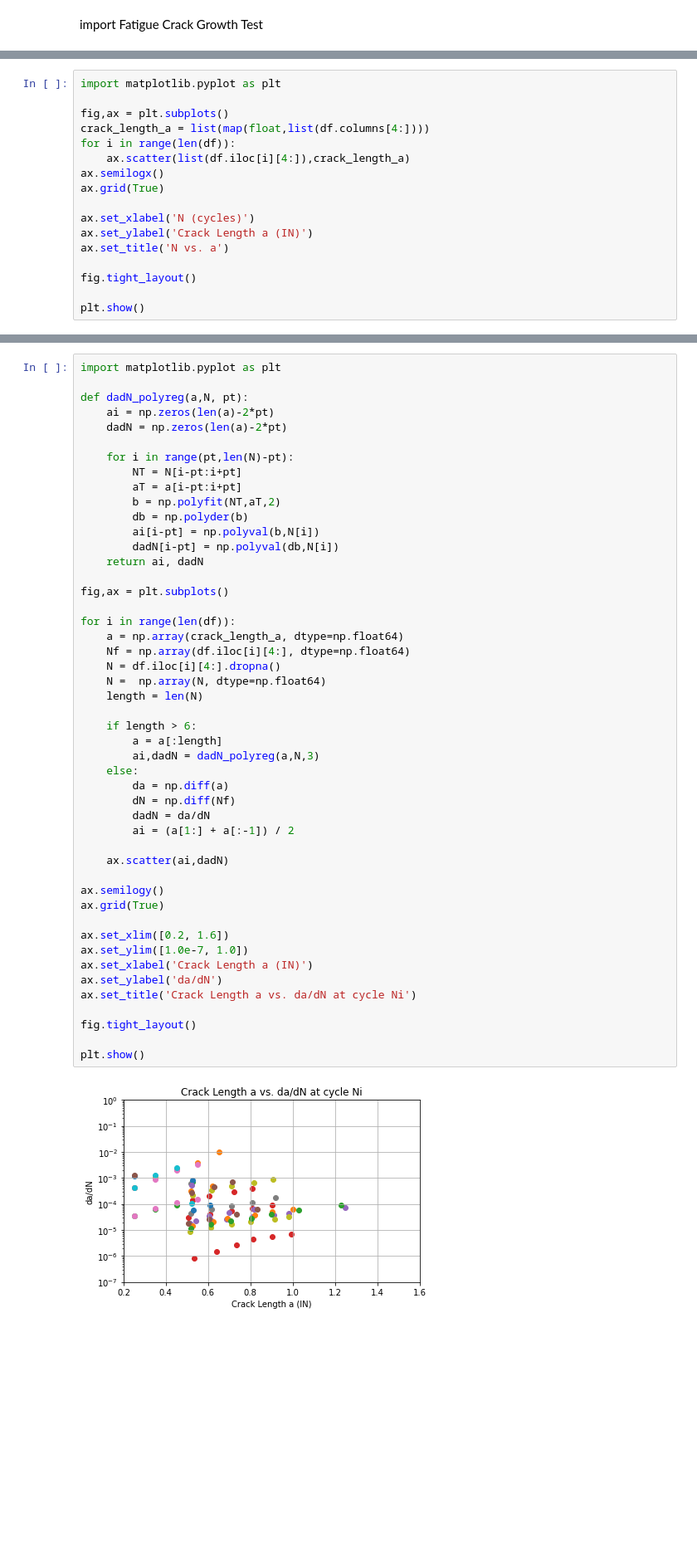
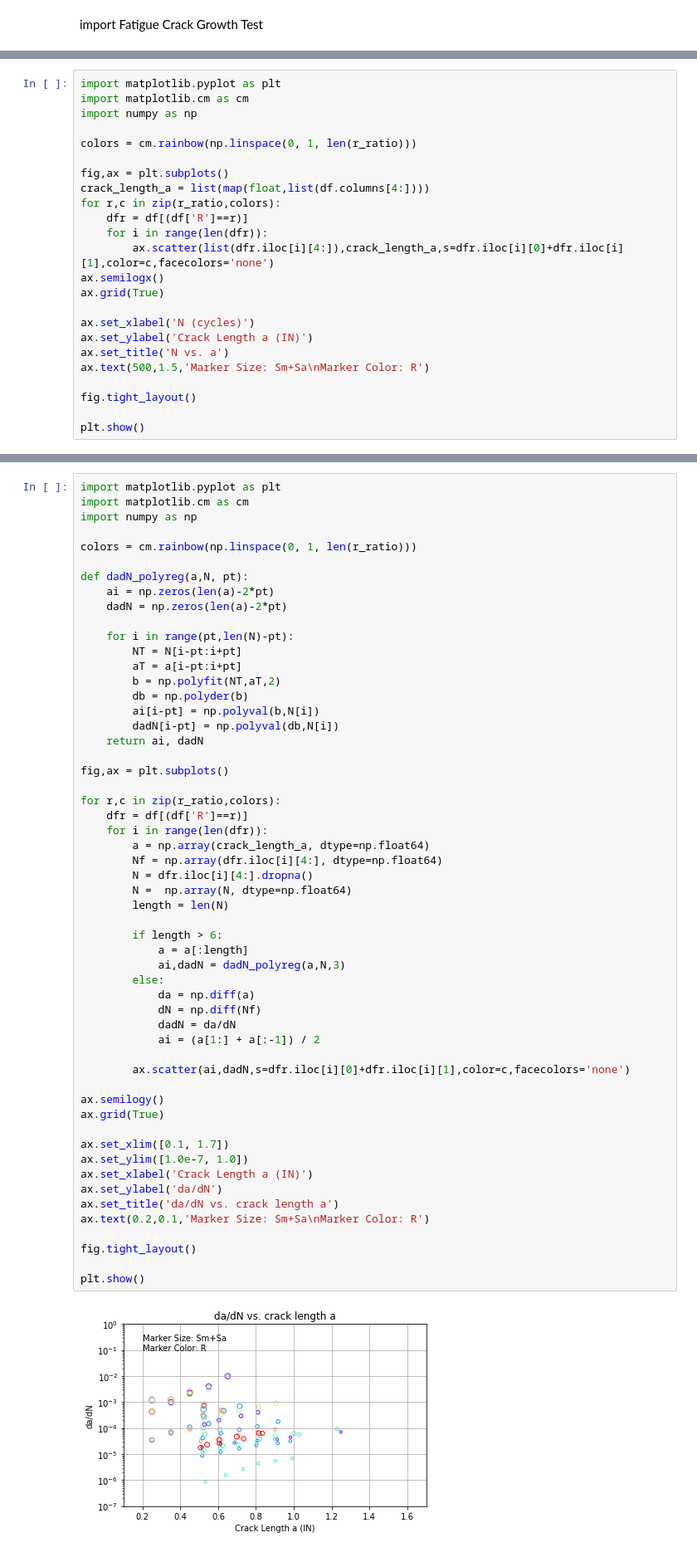
Before and after one commit to siksdad/fracture_mechanics, a Jupyter notebook: Fracture_Test_Corrleation.ipynb, the cells around one changed output, grey strips where cells are left out. Shown at 83% size. Cells and saved outputs as stored; diff of their text form; blank space fills up the shorter version.

```diff
--- a/Fracture_Test_Corrleation.ipynb
+++ b/Fracture_Test_Corrleation.ipynb
@@ -30,16 +30,23 @@ df
 # %%
 import matplotlib.pyplot as plt
+import matplotlib.cm as cm
+import numpy as np
+
+colors = cm.rainbow(np.linspace(0, 1, len(r_ratio)))
 
 fig,ax = plt.subplots()
 crack_length_a = list(map(float,list(df.columns[4:])))
-for i in range(len(df)):
-    ax.scatter(list(df.iloc[i][4:]),crack_length_a)
+for r,c in zip(r_ratio,colors):
+    dfr = df[(df['R']==r)]
+    for i in range(len(dfr)):
+        ax.scatter(list(dfr.iloc[i][4:]),crack_length_a,s=dfr.iloc[i][0]+dfr.iloc[i][1],color=c,facecolors='none')
 ax.semilogx()
 ax.grid(True)
 
 ax.set_xlabel('N (cycles)')
 ax.set_ylabel('Crack Length a (IN)')
 ax.set_title('N vs. a')
+ax.text(500,1.5,'Marker Size: Sm+Sa\nMarker Color: R')
 
 fig.tight_layout()
 
@@ -75,50 +89,57 @@ plt.show()
 # %%
 import matplotlib.pyplot as plt
+import matplotlib.cm as cm
+import numpy as np
+
+colors = cm.rainbow(np.linspace(0, 1, len(r_ratio)))
 
 def dadN_polyreg(a,N, pt):
     ai = np.zeros(len(a)-2*pt)
     dadN = np.zeros(len(a)-2*pt)
 
     for i in range(pt,len(N)-pt):
         NT = N[i-pt:i+pt]
         aT = a[i-pt:i+pt]
         b = np.polyfit(NT,aT,2)
         db = np.polyder(b)
         ai[i-pt] = np.polyval(b,N[i])
         dadN[i-pt] = np.polyval(db,N[i])
     return ai, dadN
 
 fig,ax = plt.subplots()
 
-for i in range(len(df)):
-    a = np.array(crack_length_a, dtype=np.float64)
-    Nf = np.array(df.iloc[i][4:], dtype=np.float64)
-    N = df.iloc[i][4:].dropna()
-    N =  np.array(N, dtype=np.float64)
-    length = len(N)
+for r,c in zip(r_ratio,colors):
+    dfr = df[(df['R']==r)]
+    for i in range(len(dfr)):
+        a = np.array(crack_length_a, dtype=np.float64)
+        Nf = np.array(dfr.iloc[i][4:], dtype=np.float64)
+        N = dfr.iloc[i][4:].dropna()
+        N =  np.array(N, dtype=np.float64)
+        length = len(N)
 
-    if length > 6:
-        a = a[:length]
-        ai,dadN = dadN_polyreg(a,N,3)
-    else:
-        da = np.diff(a)
-        dN = np.diff(Nf)
-        dadN = da/dN
-        ai = (a[1:] + a[:-1]) / 2
+        if length > 6:
+            a = a[:length]
+            ai,dadN = dadN_polyreg(a,N,3)
+        else:
+            da = np.diff(a)
+            dN = np.diff(Nf)
+            dadN = da/dN
+            ai = (a[1:] + a[:-1]) / 2
 
-    ax.scatter(ai,dadN)
+        ax.scatter(ai,dadN,s=dfr.iloc[i][0]+dfr.iloc[i][1],color=c,facecolors='none')
 
 ax.semilogy()
 ax.grid(True)
 
-ax.set_xlim([0.2, 1.6])
+ax.set_xlim([0.1, 1.7])
 ax.set_ylim([1.0e-7, 1.0])
 ax.set_xlabel('Crack Length a (IN)')
 ax.set_ylabel('da/dN')
-ax.set_title('Crack Length a vs. da/dN at cycle Ni')
+ax.set_title('da/dN vs. crack length a')
+ax.text(0.2,0.1,'Marker Size: Sm+Sa\nMarker Color: R')
 
 fig.tight_layout()
 
 plt.show()
 # %% [output]
-[figure, old version]
+[figure, new version]
```
Also changed, not shown: parts of 8 cells of this notebook.
